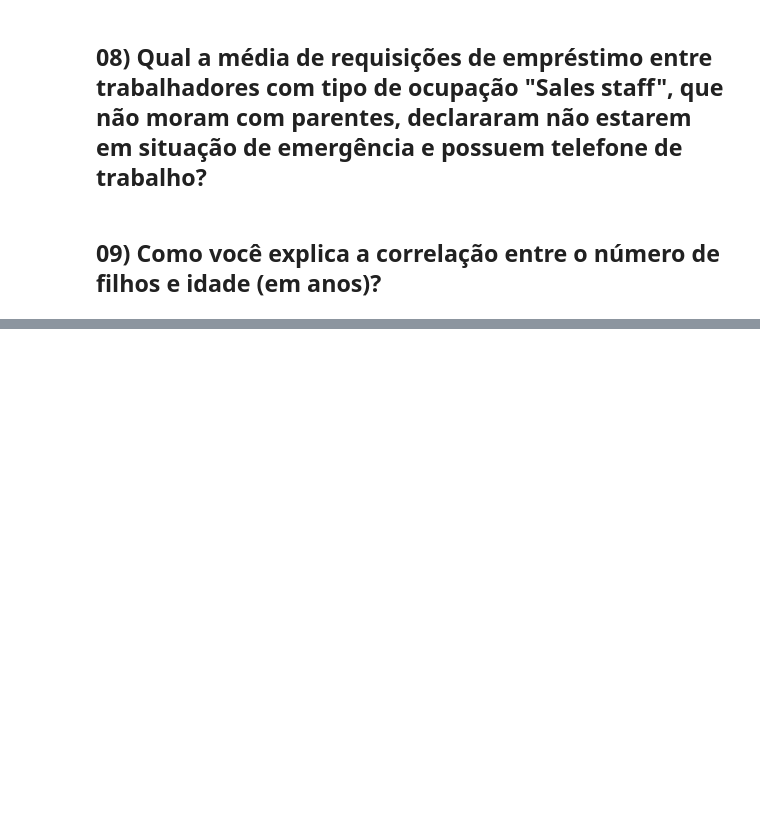
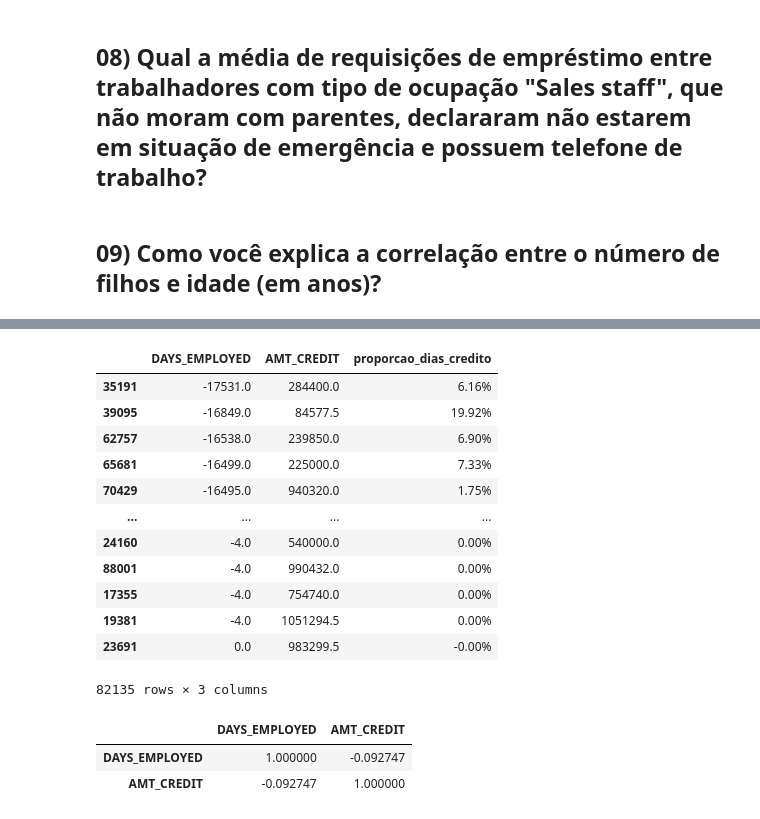
Before and after one commit to devAquino/Projeto-Final-Trilha-DS-PY-004-T-CNICAS-DE-PROGRAMA-O-I-PY-Turma-890, a Jupyter notebook: Projeto Final Técnicas de Programação I - Grupo 01.ipynb, the cells around one changed output, grey strips where cells are left out. Cells and saved outputs as stored; diff of their text form; code cells hidden in the pictures; blank space fills up the shorter version.

```diff
--- a/Projeto Final Técnicas de Programação I - Grupo 01.ipynb
+++ b/Projeto Final Técnicas de Programação I - Grupo 01.ipynb
@@ -321,0 +476,23 @@ print("Ainda que exista uma correlação negativa ou inversa, o valor obtido dem
+# %%
+df_dias_empregado_credito
+# %% [output]
+|  | DAYS_EMPLOYED | AMT_CREDIT | proporcao_dias_credito |
+| 35191 | -17531.0 | 284400.0 | 6.16% |
+| 39095 | -16849.0 | 84577.5 | 19.92% |
+| 62757 | -16538.0 | 239850.0 | 6.90% |
+| 65681 | -16499.0 | 225000.0 | 7.33% |
+| 70429 | -16495.0 | 940320.0 | 1.75% |
+| ... | ... | ... | ... |
+| 24160 | -4.0 | 540000.0 | 0.00% |
+| 88001 | -4.0 | 990432.0 | 0.00% |
+| 17355 | -4.0 | 754740.0 | 0.00% |
+| 19381 | -4.0 | 1051294.5 | 0.00% |
+| 23691 | 0.0 | 983299.5 | -0.00% |
+82135 rows × 3 columns
+# %%
+# Fazendo a correlação entre as colunas
+df_risco_credito[['DAYS_EMPLOYED','AMT_CREDIT']].corr()
+# %% [output]
+|  | DAYS_EMPLOYED | AMT_CREDIT |
+| DAYS_EMPLOYED | 1.000000 | -0.092747 |
+| AMT_CREDIT | -0.092747 | 1.000000 |
```
Also changed, not shown: parts of 32 cells of this notebook.
